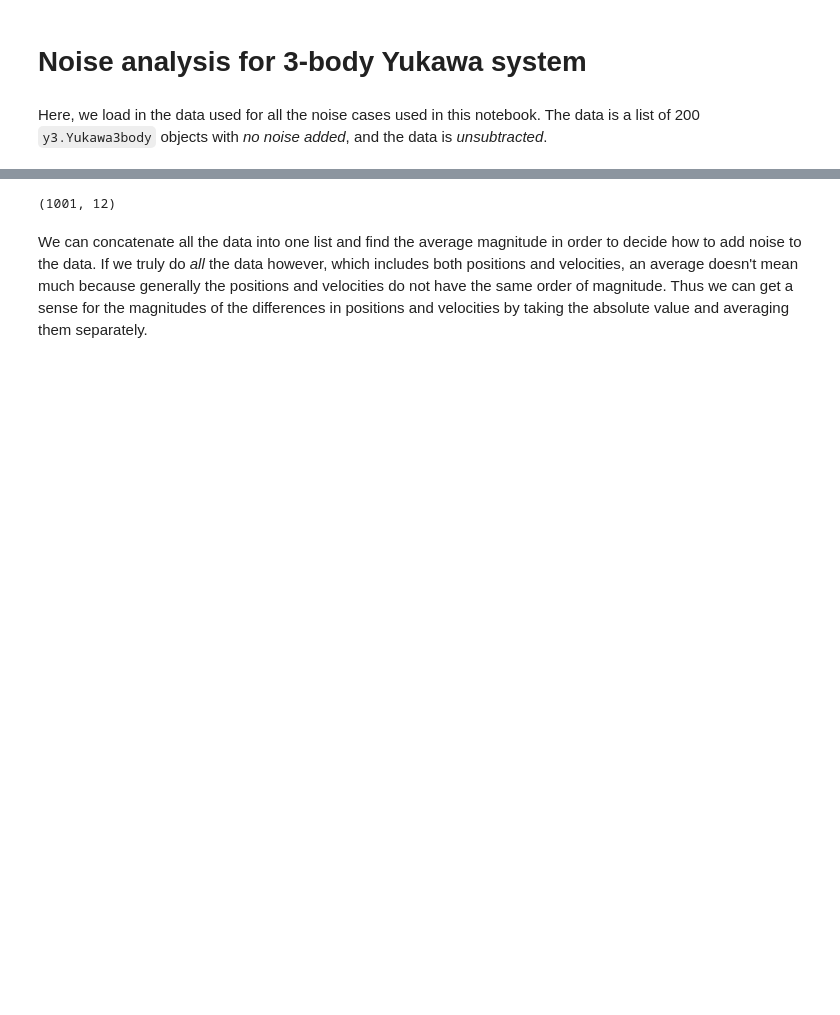
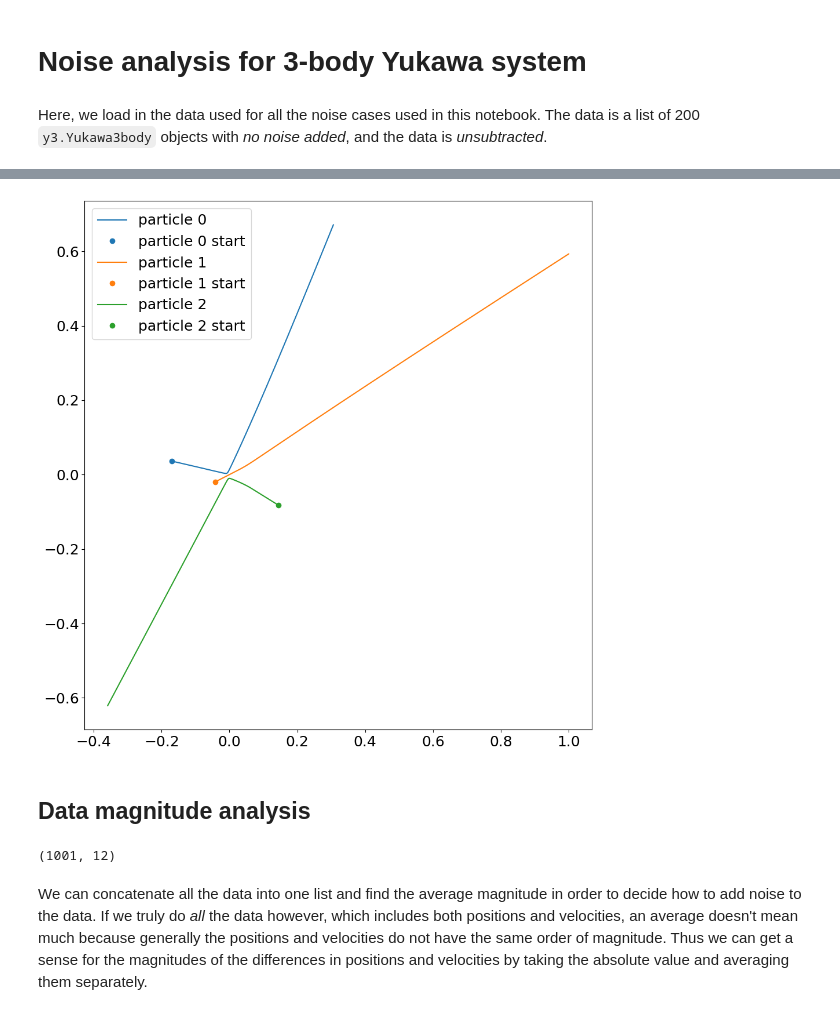
Before and after one commit to zbrookshowe/yukawa-sindy, a Jupyter notebook: 3body_noise_analysis.ipynb, the cells around one changed output, grey strips where cells are left out. Saved outputs shown, nothing was run; the diff lists cells and outputs as text; code cells hidden in the pictures; blank space fills up the shorter version.

```diff
--- a/3body_noise_analysis.ipynb
+++ b/3body_noise_analysis.ipynb
@@ -18,4 +18,4 @@ reload(y3)
 Here, we load in the data used for all the noise cases used in this notebook. The data is a list of 200 `y3.Yukawa3body` objects with *no noise added*, and the data is *unsubtracted*.
 # %%
 # load in data
-sim_list = y3.load_data('data/basic_noisy/analysis_trajectories')
+sim_list = y3.load_data('data/solve_ivp simulation/basic_noisy/analysis_trajectories')
@@ -22,3 +38,9 @@ sim_list = y3.load_data('data/basic_noisy/analysis_trajectories')
+# %%
+sim_list[0].plot()
+# %% [output]
+[figure, added]
+# %% [markdown]
+## Data magnitude analysis
 # %%
 sim_list[0].x.shape
 # %% [output]
```
Also changed, not shown: parts of 1 cell of this notebook, 1 other file.
